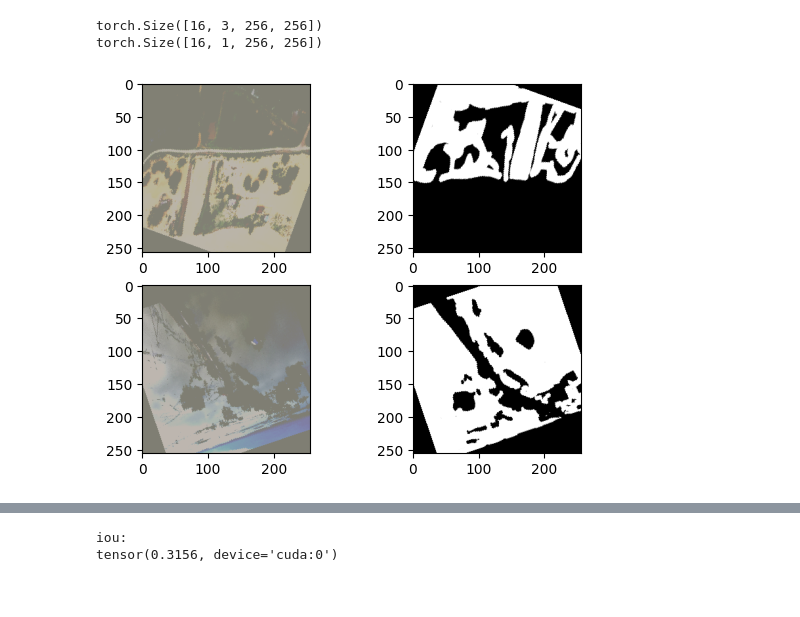
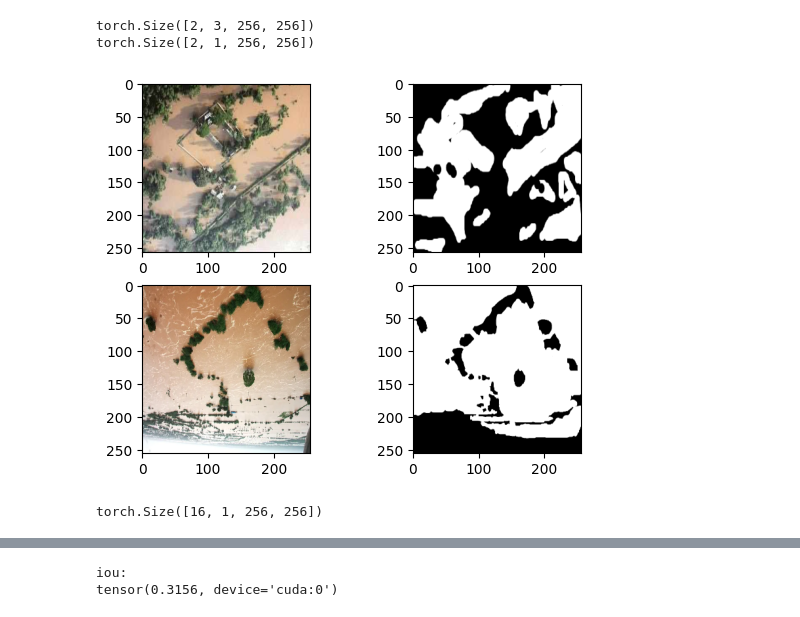
Before and after one commit to OP-75/Flood-Segmentation, a Jupyter notebook: Seg1_4 copy 2.ipynb, the cells around one changed output, grey strips where cells are left out. Cells and saved outputs as stored; diff of their text form; code cells hidden in the pictures.

```diff
--- a/Seg1_4 copy 2.ipynb
+++ b/Seg1_4 copy 2.ipynb
@@ -22,7 +23,10 @@ class CustomDataset(Dataset):
         self.root_dir = root_dir
         self.image_folder = os.path.join(root_dir, 'Image')
         self.mask_folder = os.path.join(root_dir, 'Mask')
+        self.metadata = pd.read_csv(os.path.join(root_dir, 'metadata.csv'))
+
         self.image_list = os.listdir(self.image_folder)
+
         self.transform = transform
         self.image_normalize = image_normalize
         self.extra_img_transforms = extra_img_transforms
@@ -31,8 +35,8 @@ class CustomDataset(Dataset):
         return len(self.image_list)
 
     def __getitem__(self, idx):
-        img_name = os.path.join(self.image_folder, self.image_list[idx])
-        mask_name = os.path.join(self.mask_folder, self.image_list[idx].replace(".jpg",".png"))  # Assuming same names for images and masks
+        img_name = os.path.join(self.image_folder, str(self.metadata.iloc[idx, 0]))
+        mask_name = os.path.join(self.mask_folder,  str(self.metadata.iloc[idx, 1]))  # Assuming same names for images and masks
 
         image = Image.open(img_name).convert('RGB')
         mask = Image.open(mask_name).convert('L')  # Convert to grayscale if masks are single-channel
@@ -67,23 +71,23 @@ root_directory = r"D:\Datasets\flood_area_segmentation"
 my_transform = transforms.Compose([
     transforms.ToTensor(),
     transforms.Resize(size=(256,256)),
-    transforms.RandomAffine(20),
     transforms.RandomHorizontalFlip(),
     transforms.RandomVerticalFlip(),
 ])
 
-extra_img_transforms = transforms.Compose([
-    transforms.ColorJitter(0.2,0.2),
-])
+# extra_img_transforms = transforms.Compose([
+#     transforms.ColorJitter(0.2,0.2),
+# ])
+extra_img_transforms = None
 
 custom_dataset = CustomDataset(root_directory, transform=my_transform, image_normalize=image_normalize, extra_img_transforms=extra_img_transforms)
 
 # Split the dataset 20-80%
-train_dataset, test_dataset = random_split(custom_dataset, [0.2, 0.8])
+train_dataset, test_dataset = random_split(custom_dataset, [0.8, 0.2])
 
 # Use DataLoaders for both training and test sets
 train_data_loader = torch.utils.data.DataLoader(train_dataset, batch_size=16, shuffle=True)
-test_data_loader = torch.utils.data.DataLoader(test_dataset, batch_size=32, shuffle=True)
+test_data_loader = torch.utils.data.DataLoader(test_dataset, batch_size=2, shuffle=True)
 # %%
 import torch
 
@@ -153,32 +157,32 @@ train_data_loader = DeviceDataLoader(train_data_loader, torch.device('cpu'))
 test_data_loader = DeviceDataLoader(test_data_loader, torch.device('cpu'))
 # %%
 # lets see if we can apply our transforms
-for img, mask in train_data_loader:
+for img, mask in test_data_loader:
 
     img = denormalize(img, mean=[0.49846329, 0.49645642, 0.45085248], std=[0.24551028, 0.2225388,  0.23975675])
 
     print(img.shape)
     print(mask.shape)
 
     to_device(img, torch.device('cpu'))
     to_device(mask, torch.device('cpu'))
     to_device(img, torch.device('cpu'))
 
     plt.subplot(2, 2, 1)
     plt.imshow(img[0].permute(1, 2, 0))
     plt.subplot(2, 2, 2)
     plt.imshow(mask[0].permute(1, 2, 0), cmap='gray')
 
     plt.subplot(2, 2, 3)
     plt.imshow(img[1].permute(1, 2, 0))
     plt.subplot(2, 2, 4)
     plt.imshow(mask[1].permute(1, 2, 0), cmap='gray')
 
     break
 # %% [output]
-torch.Size([16, 3, 256, 256])
-torch.Size([16, 1, 256, 256])
+torch.Size([2, 3, 256, 256])
+torch.Size([2, 1, 256, 256])
-[figure, old version]
+[figure, new version]
 # %%
 res_model = torchvision.models.resnet50(weights=torchvision.models.ResNet50_Weights.IMAGENET1K_V2)
 # print(list(res_model.children()))
@@ -275,14 +279,15 @@ class DeeplabV3Plus(nn.Module):
 
         return out
 # %%
-# model = DeeplabV3Plus()
-model = torchvision.models.segmentation.deeplabv3_resnet101(weights=torchvision.models.segmentation.DeepLabV3_ResNet101_Weights.COCO_WITH_VOC_LABELS_V1)
+model = DeeplabV3Plus()
 model = to_device(model, torch.device('cpu'))
 for imgs,masks in train_data_loader:
     model.eval()
     x = model(imgs)
     print(x.shape)
     break
+# %% [output]
+torch.Size([16, 1, 256, 256])
 # %%
 import torch.nn.functional as F
 
```
Also changed, not shown: parts of 5 cells of this notebook, 4 other files.
